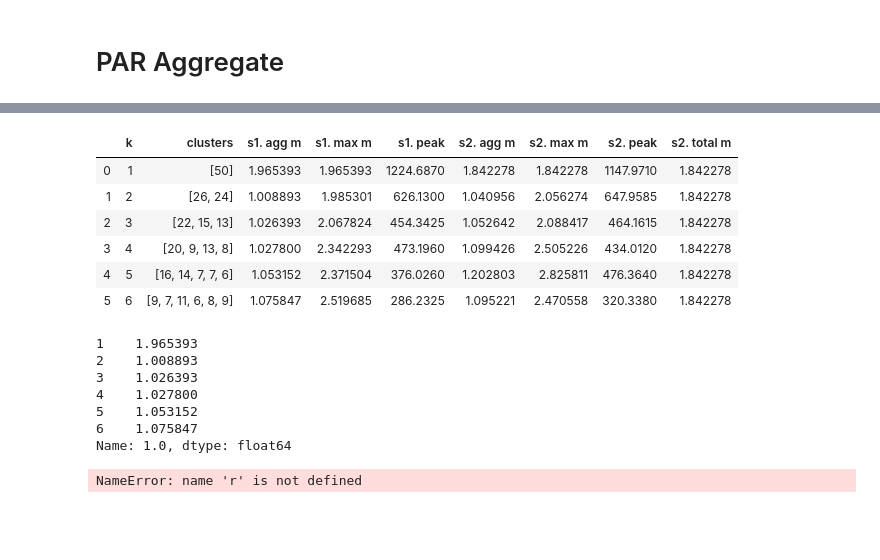
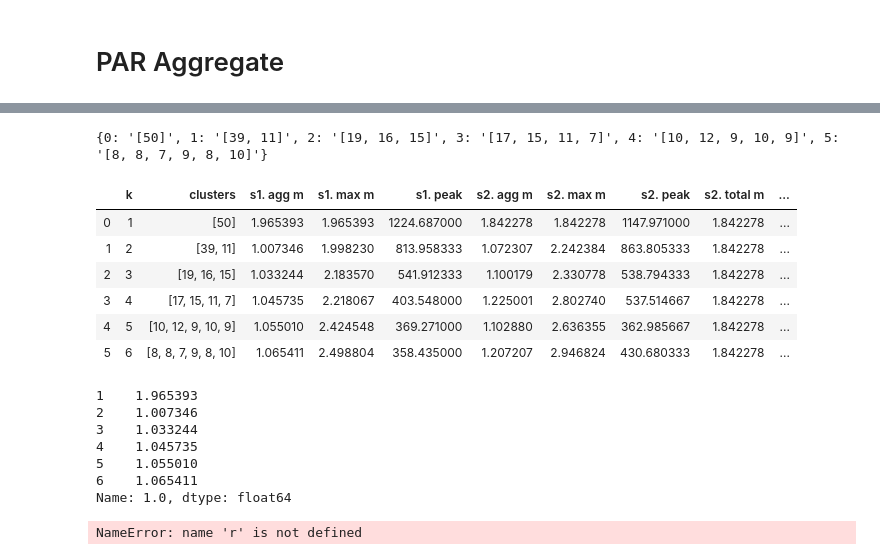
Before and after one commit to vicaba/siot-eclustering-viz, a Jupyter notebook: siot-clustering2.ipynb, the cells around one changed output, grey strips where cells are left out. Saved outputs shown, nothing was run; the diff lists cells and outputs as text; code cells hidden in the pictures; blank space fills up the shorter version.

Commit message:
Backup commit. s2.total max m added

```diff
--- a/siot-clustering2.ipynb
+++ b/siot-clustering2.ipynb
@@ -79,7 +79,7 @@ def plot_peak(summary, file_name=None):
 # %% [markdown]
 # PAR Aggregate
 # %%
-summaryBatch_global = pd.read_json("./files/scheduler_tests/scheduler_test_inverse/summaryBatch.json")
+summaryBatch_global = pd.read_json("./files/scheduler_tests/scheduler_test_no_optimization/summaryBatch.json")
 #summaryBatch_global = summaryBatch_global[["k","clusters","s1. agg m","s1. max m","s1. peak","s2. agg m","s2. max m","s2. peak","total m"]]
 #batch_global = pd.read_json("./files/batch.json")
 
@@ -268,33 +268,37 @@ if file_name is not None:
 # %%
 def show_summary(k, summary_treated, statistics):
-    _list = {}
+    _list_clusters = {}
+    _list_max_toal_m = {}
     for j in range(1, k+1):
-        _list[j - 1] = str(summary_treated.query(f"sampleSize == 1.0 and k == {j}").sort_values(by=["s1. max m", "s1. agg m"]).iloc[0]["clusters"])
-    _list
+        _list_clusters[j - 1] = str(summary_treated.query(f"sampleSize == 1.0 and k == {j}").sort_values(by=["s1. max m", "s1. agg m"]).iloc[0]["clusters"])
+        _list_max_toal_m[j - 1] = str(float("{0:.6f}".format(summary_treated.query(f"sampleSize == 1.0 and k == {j}").sort_values(by=["s2. total m"]).iloc[0]["s2. total m"])))
+    print(_list_clusters)
     a = statistics.query("sampleSize == 1.0 and metric == \"mean\"").reset_index().drop(["sampleSize", "metric"], axis=1)
-    b = pd.DataFrame.from_dict(_list, orient="index", columns=["clusters"])
-    r = pd.concat([a,b], axis=1, sort=False)
-    r = r[["k", "clusters", "s1. agg m", "s1. max m", "s1. peak", "s2. agg m", "s2. max m", "s2. peak", "s2. total m"]]
+    b = pd.DataFrame.from_dict(_list_clusters, orient="index", columns=["clusters"])
+    c = pd.DataFrame.from_dict(_list_max_toal_m, orient="index", columns=["s2. total max m"])
+    r = pd.concat([a,b,c], axis=1, sort=False)
+    r = r[["k", "clusters", "s1. agg m", "s1. max m", "s1. peak", "s2. agg m", "s2. max m", "s2. peak", "s2. total m", "s2. total max m"]]
     return r
 
 show_summary(exp1_k, exp1_treated, exp1_statistics)
 # %% [output]
+{0: '[50]', 1: '[39, 11]', 2: '[19, 16, 15]', 3: '[17, 15, 11, 7]', 4: '[10, 12, 9, 10, 9]', 5: '[8, 8, 7, 9, 8, 10]'}
-|  | k | clusters | s1. agg m | s1. max m | s1. peak | s2. agg m | s2. max m | s2. peak | s2. total m |
-| 0 | 1 | [50] | 1.965393 | 1.965393 | 1224.6870 | 1.842278 | 1.842278 | 1147.9710 | 1.842278 |
-| 1 | 2 | [26, 24] | 1.008893 | 1.985301 | 626.1300 | 1.040956 | 2.056274 | 647.9585 | 1.842278 |
-| 2 | 3 | [22, 15, 13] | 1.026393 | 2.067824 | 454.3425 | 1.052642 | 2.088417 | 464.1615 | 1.842278 |
-| 3 | 4 | [20, 9, 13, 8] | 1.027800 | 2.342293 | 473.1960 | 1.099426 | 2.505226 | 434.0120 | 1.842278 |
-| 4 | 5 | [16, 14, 7, 7, 6] | 1.053152 | 2.371504 | 376.0260 | 1.202803 | 2.825811 | 476.3640 | 1.842278 |
-| 5 | 6 | [9, 7, 11, 6, 8, 9] | 1.075847 | 2.519685 | 286.2325 | 1.095221 | 2.470558 | 320.3380 | 1.842278 |
+|  | k | clusters | s1. agg m | s1. max m | s1. peak | s2. agg m | s2. max m | s2. peak | s2. total m | ... |
+| 0 | 1 | [50] | 1.965393 | 1.965393 | 1224.687000 | 1.842278 | 1.842278 | 1147.971000 | 1.842278 | ... |
+| 1 | 2 | [39, 11] | 1.007346 | 1.998230 | 813.958333 | 1.072307 | 2.242384 | 863.805333 | 1.842278 | ... |
+| 2 | 3 | [19, 16, 15] | 1.033244 | 2.183570 | 541.912333 | 1.100179 | 2.330778 | 538.794333 | 1.842278 | ... |
+| 3 | 4 | [17, 15, 11, 7] | 1.045735 | 2.218067 | 403.548000 | 1.225001 | 2.802740 | 537.514667 | 1.842278 | ... |
+| 4 | 5 | [10, 12, 9, 10, 9] | 1.055010 | 2.424548 | 369.271000 | 1.102880 | 2.636355 | 362.985667 | 1.842278 | ... |
+| 5 | 6 | [8, 8, 7, 9, 8, 10] | 1.065411 | 2.498804 | 358.435000 | 1.207207 | 2.946824 | 430.680333 | 1.842278 | ... |
 # %%
 get_metrics(exp1_k, "s1. agg m", "mean", exp1_statistics, exp1_sample_size_min, exp1_sample_size_max).iloc[-1]
 # %% [output]
 1    1.965393
-2    1.008893
-3    1.026393
-4    1.027800
-5    1.053152
-6    1.075847
+2    1.007346
+3    1.033244
+4    1.045735
+5    1.055010
+6    1.065411
 Name: 1.0, dtype: float64
 # %%
 with open('summaryBatch.tex','w') as tf:
```
Also changed, not shown: parts of 5 cells of this notebook, 3 other files.
